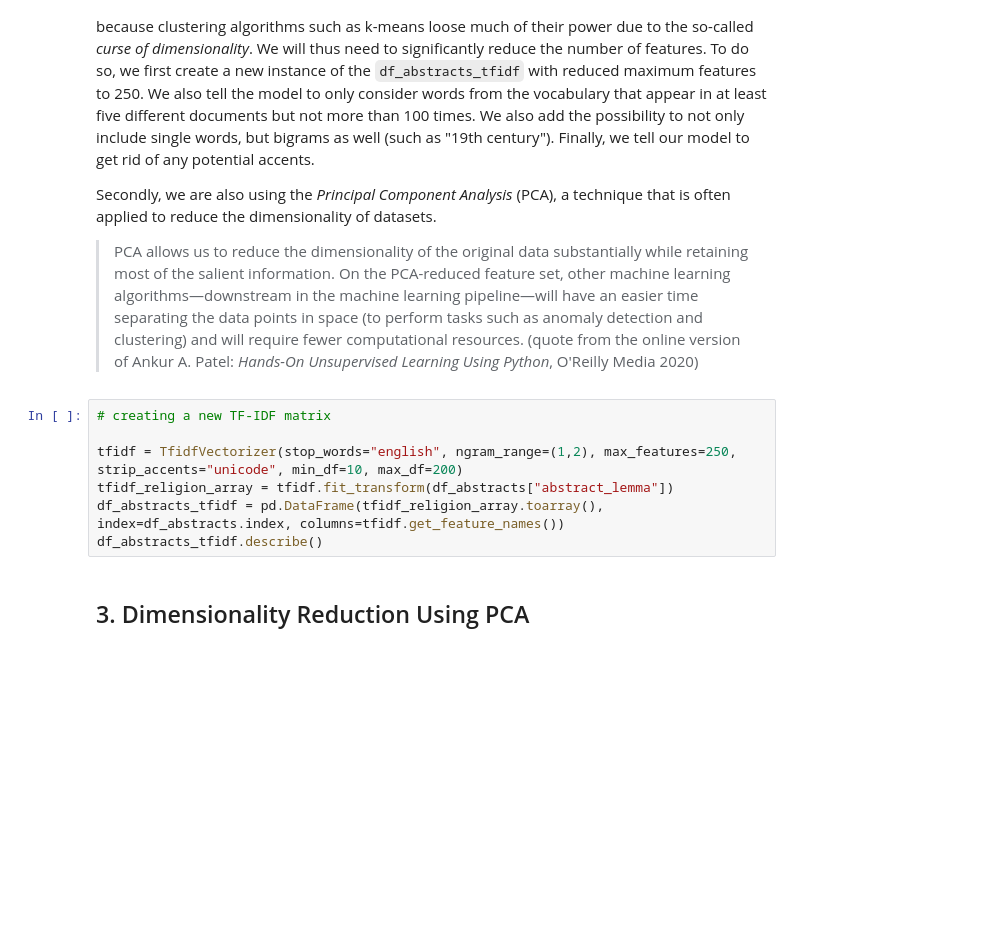
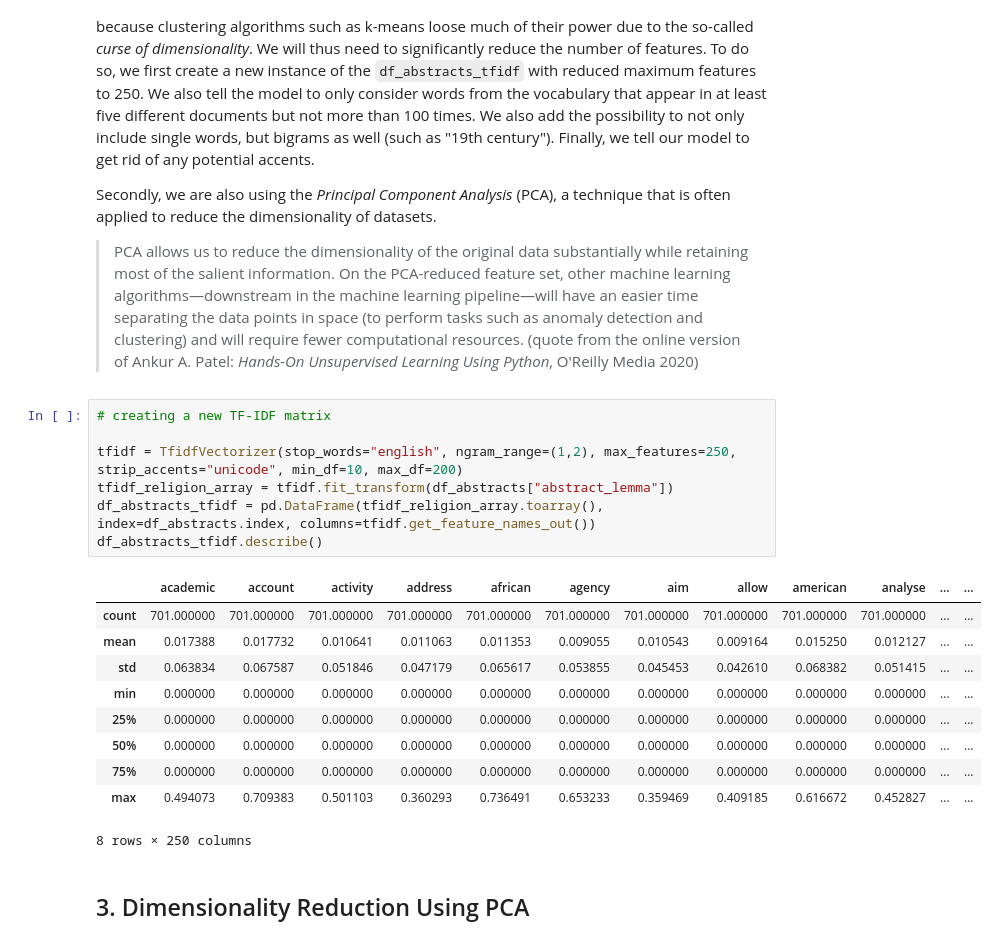
Before and after one commit to JishDey/Academic_Projects, a Jupyter notebook: assets/clustering-with-scikit-learn-in-python/PH_Clustering_Tutorial_v2.ipynb, the cells around one changed output. Drawn from its saved outputs; the diff is of its cells as text; blank space fills up the shorter version.

```diff
--- a/assets/clustering-with-scikit-learn-in-python/PH_Clustering_Tutorial_v2.ipynb
+++ b/assets/clustering-with-scikit-learn-in-python/PH_Clustering_Tutorial_v2.ipynb
@@ -581,10 +599,21 @@ Secondly, we are also using the *Principal Component Analysis* (PCA), a techniqu
 # %%
 # creating a new TF-IDF matrix
 
 tfidf = TfidfVectorizer(stop_words="english", ngram_range=(1,2), max_features=250, strip_accents="unicode", min_df=10, max_df=200)
 tfidf_religion_array = tfidf.fit_transform(df_abstracts["abstract_lemma"])
-df_abstracts_tfidf = pd.DataFrame(tfidf_religion_array.toarray(), index=df_abstracts.index, columns=tfidf.get_feature_names())
+df_abstracts_tfidf = pd.DataFrame(tfidf_religion_array.toarray(), index=df_abstracts.index, columns=tfidf.get_feature_names_out())
 df_abstracts_tfidf.describe()
+# %% [output]
+|  | academic | account | activity | address | african | agency | aim | allow | american | analyse | ... | ... |
+| count | 701.000000 | 701.000000 | 701.000000 | 701.000000 | 701.000000 | 701.000000 | 701.000000 | 701.000000 | 701.000000 | 701.000000 | ... | ... |
+| mean | 0.017388 | 0.017732 | 0.010641 | 0.011063 | 0.011353 | 0.009055 | 0.010543 | 0.009164 | 0.015250 | 0.012127 | ... | ... |
+| std | 0.063834 | 0.067587 | 0.051846 | 0.047179 | 0.065617 | 0.053855 | 0.045453 | 0.042610 | 0.068382 | 0.051415 | ... | ... |
+| min | 0.000000 | 0.000000 | 0.000000 | 0.000000 | 0.000000 | 0.000000 | 0.000000 | 0.000000 | 0.000000 | 0.000000 | ... | ... |
+| 25% | 0.000000 | 0.000000 | 0.000000 | 0.000000 | 0.000000 | 0.000000 | 0.000000 | 0.000000 | 0.000000 | 0.000000 | ... | ... |
+| 50% | 0.000000 | 0.000000 | 0.000000 | 0.000000 | 0.000000 | 0.000000 | 0.000000 | 0.000000 | 0.000000 | 0.000000 | ... | ... |
+| 75% | 0.000000 | 0.000000 | 0.000000 | 0.000000 | 0.000000 | 0.000000 | 0.000000 | 0.000000 | 0.000000 | 0.000000 | ... | ... |
+| max | 0.494073 | 0.709383 | 0.501103 | 0.360293 | 0.736491 | 0.653233 | 0.359469 | 0.409185 | 0.616672 | 0.452827 | ... | ... |
+8 rows × 250 columns
 # %% [markdown]
 ## 3. Dimensionality Reduction Using PCA
 # %% [markdown]
```
Also changed, not shown: parts of 12 cells of this notebook.
